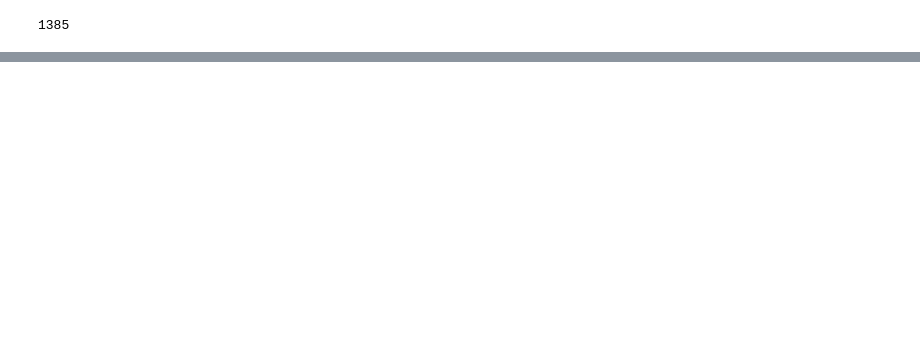
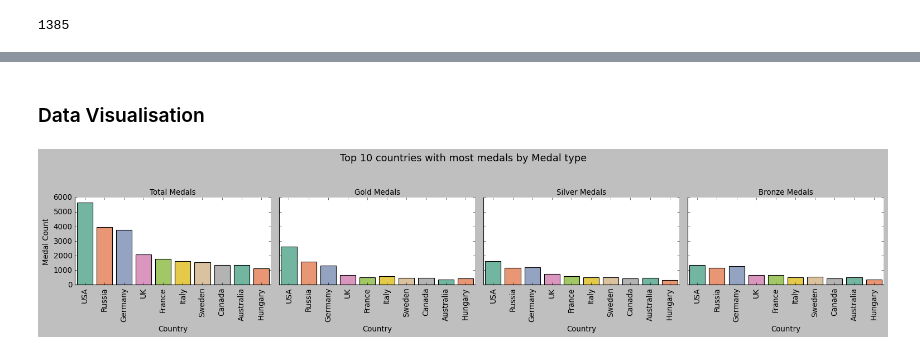
Before and after one commit to chaule146/Group-assessment, a Jupyter notebook: Python Group.ipynb, the cells around one changed output, grey strips where cells are left out. Drawn from its saved outputs; the diff is of its cells as text; code cells hidden in the pictures; blank space fills up the shorter version.

```diff
--- a/Python Group.ipynb
+++ b/Python Group.ipynb
@@ -135,0 +168,3 @@ report_df.head()
+# %%
+report_df['Discipline'] = report_df['Event'].str.split(r"(Men's|Women's)", n=1, expand=True)[2]
+report_df.head()
@@ -135,0 +178,4 @@ report_df.head()
+# %%
+report_df = report_df.astype({'Year':'int'})
+report_df['Century'] = pd.cut(report_df["Year"], bins=[0, 1901, 2001, 3000], labels=["19th","20th","21st"])
+report_df.head()
@@ -135,0 +289,2 @@ report_df.head()
+# %% [markdown]
+### Data Visualisation
@@ -135,0 +293,24 @@ report_df.head()
+# %%
+plt.style.use("classic")
+# %%
+top_10_countries = medals_by_country.head(10)
+medals_long = top_10_countries.reset_index().melt(id_vars="region",
+                                                   value_vars=["Total Medals", "Gold Medals", "Silver Medals", "Bronze Medals"],
+                                                   var_name="Medal",
+                                                   value_name="Count")
+
+g = sns.FacetGrid(medals_long, col="Medal", height=4, aspect=1.2)
+g.map_dataframe(sns.barplot, x="region", y="Count", hue='region', palette="Set2", legend=False)
+
+g.set_axis_labels("Country", "Medal Count")
+g.set_titles("{col_name}")
+g.fig.suptitle("Top 10 countries with most medals by Medal type", y=1.05, fontsize=16)
+
+for ax in g.axes.flat:
+    ax.set_xticks(ax.get_xticks())
+    ax.set_xticklabels(ax.get_xticklabels(), rotation=90)
+
+plt.tight_layout()
+plt.show()
+# %% [output]
+[figure, added]
```
Also changed, not shown: parts of 32 cells of this notebook.
